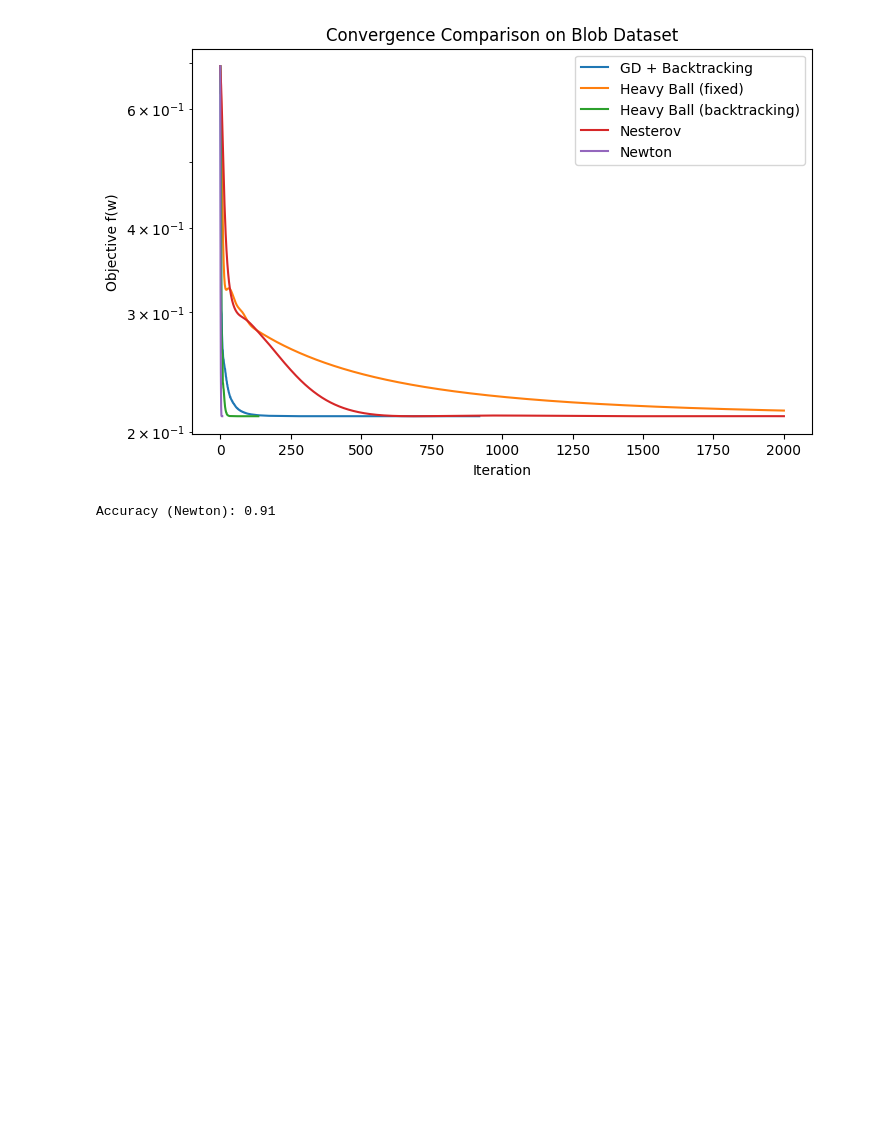
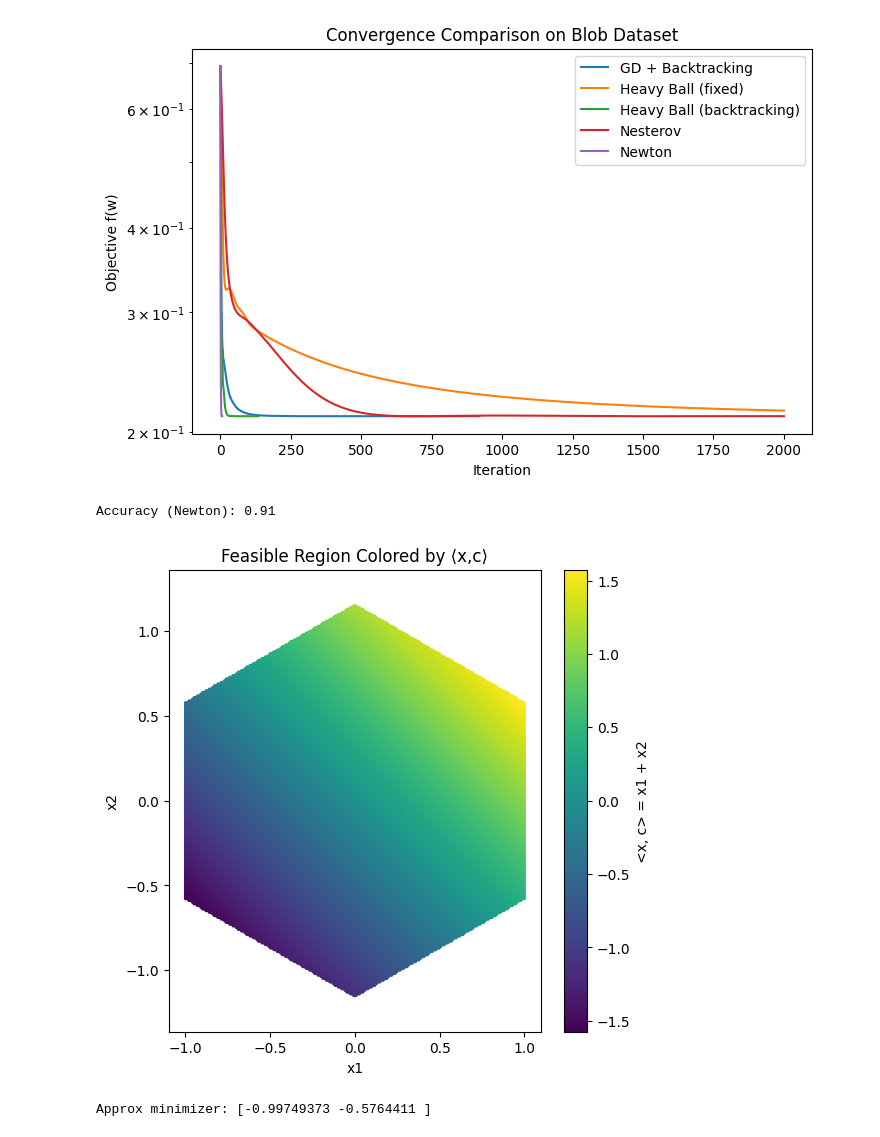
Before and after one commit to SoumyaBhaiya/my-practice, a Jupyter notebook: gradientDescent.ipynb, the cells around one changed output. Saved outputs shown, nothing was run; the diff lists cells and outputs as text; code cells hidden in the pictures; blank space fills up the shorter version.

```diff
--- a/gradientDescent.ipynb
+++ b/gradientDescent.ipynb
@@ -537,0 +542,41 @@ Accuracy (Newton): 0.91
+# %%
+#PART A
+import numpy as np
+import matplotlib.pyplot as plt
+# define c
+c = np.array([1.0, 1.0])
+# create a_m and b_m
+a_list = []
+b_list = []
+for m in range(1, 7):
+    a = np.array([np.cos(m*np.pi/3), np.sin(m*np.pi/3)])
+    a_list.append(a)
+    b_list.append(1)
+# grid for plotting
+xs = np.linspace(-2, 2, 400)
+ys = np.linspace(-2, 2, 400)
+X, Y = np.meshgrid(xs, ys)
+points = np.vstack([X.ravel(), Y.ravel()]).T
+
+# feasible mask
+mask = np.ones(len(points), dtype=bool)
+for a, b in zip(a_list, b_list):
+    mask &= (points @ a <= b)
+feasible_points = points[mask]
+
+# compute <x, c>
+obj_vals = feasible_points @ c
+
+plt.figure(figsize=(6,6))
+plt.scatter(feasible_points[:,0], feasible_points[:,1],
+            c=obj_vals, cmap='viridis', s=3)
+plt.colorbar(label="<x, c> = x1 + x2")
+plt.title("Feasible Region Colored by ⟨x,c⟩")
+plt.xlabel("x1")
+plt.ylabel("x2")
+plt.axis('equal')
+plt.show()
+print("Approx minimizer:", feasible_points[np.argmin(obj_vals)])
+# %% [output]
+[figure, added]
+Approx minimizer: [-0.99749373 -0.5764411 ]
```
Also changed, not shown: parts of 8 cells of this notebook, 1 other file.
